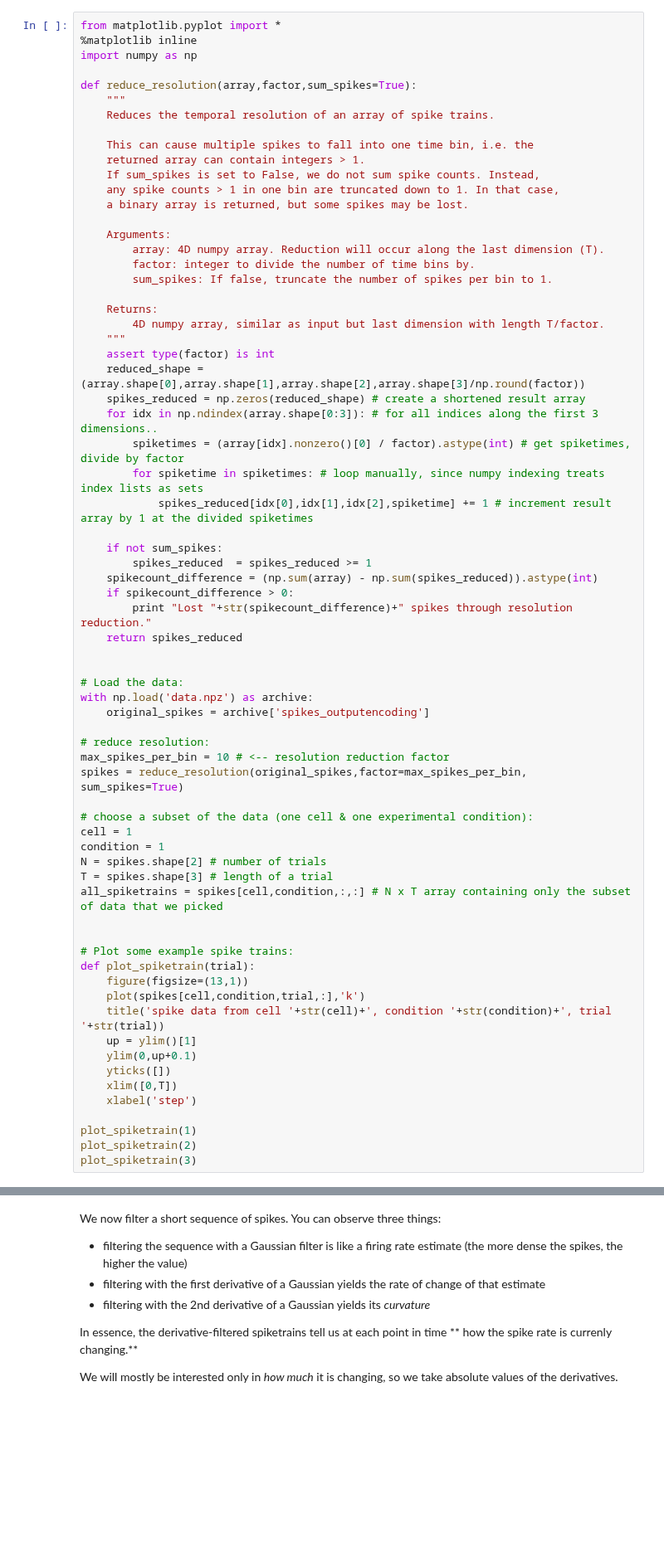
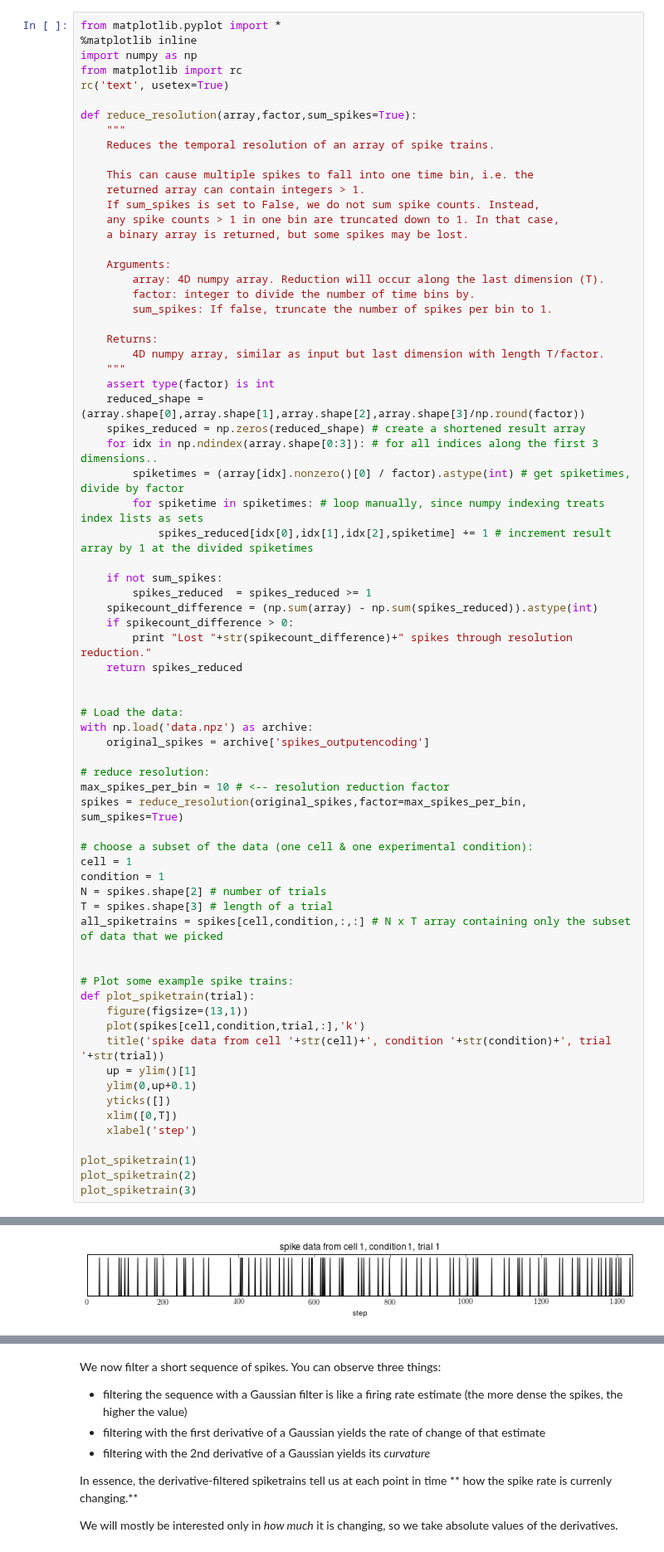
Before and after one commit to cknd/decoding, a Jupyter notebook: 02 [Solution] Part 2 - GLM.ipynb, the cells around one changed output, grey strips where cells are left out. Shown at 83% size. Drawn from its saved outputs; the diff is of its cells as text; blank space fills up the shorter version.

```diff
--- a/02 [Solution] Part 2 - GLM.ipynb
+++ b/02 [Solution] Part 2 - GLM.ipynb
@@ -22,6 +22,8 @@ We now load some spike data from the file `data.npz` and -- first of all -- redu
 from matplotlib.pyplot import *
 %matplotlib inline
 import numpy as np
+from matplotlib import rc
+rc('text', usetex=True)
 
 def reduce_resolution(array,factor,sum_spikes=True):
     """
@@ -93,0 +93 @@ plot_spiketrain(3)
+[figure, added]
```
Also changed, not shown: parts of 11 cells of this notebook.
